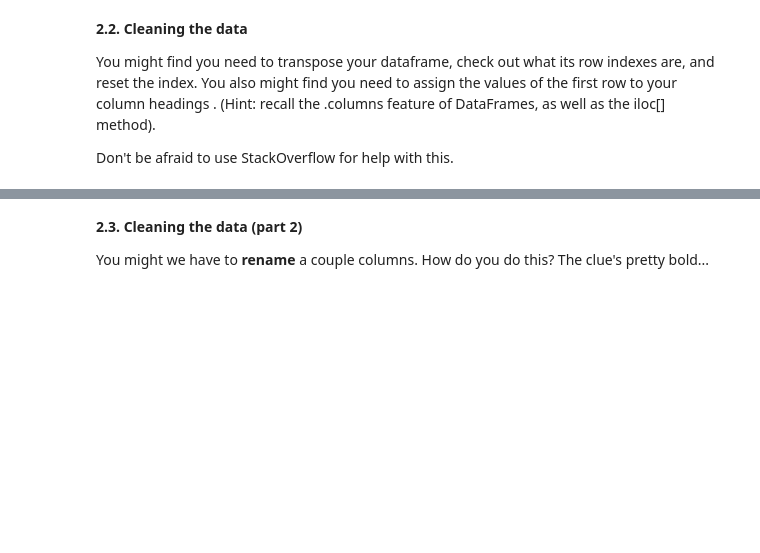
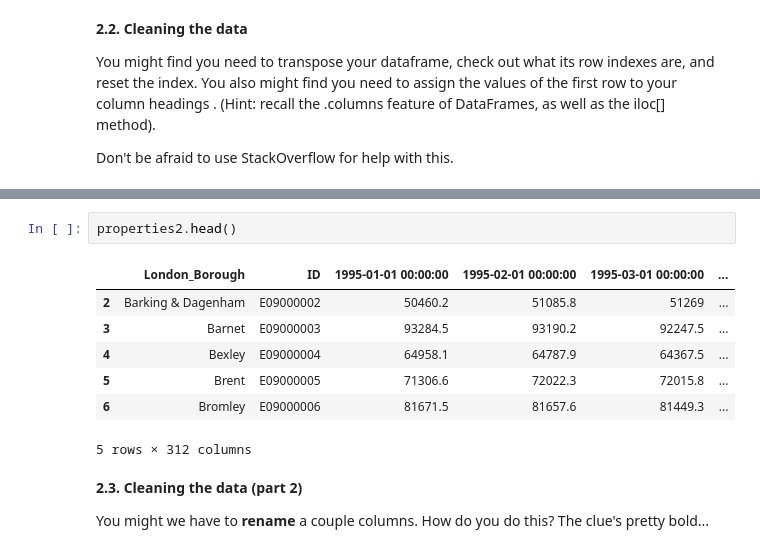
Before and after one commit to darneson1989/springboard, a Jupyter notebook: Case study, section 4.ipynb, the cells around one changed output, grey strips where cells are left out. Drawn from its saved outputs; the diff is of its cells as text; blank space fills up the shorter version.

```diff
--- a/Case study, section 4.ipynb
+++ b/Case study, section 4.ipynb
@@ -182,3 +168,13 @@ properties2 = properties.T.drop([0])
+# %%
+properties2.head()
+# %% [output]
+|  | London_Borough | ID | 1995-01-01 00:00:00 | 1995-02-01 00:00:00 | 1995-03-01 00:00:00 | ... |
+| 2 | Barking & Dagenham | E09000002 | 50460.2 | 51085.8 | 51269 | ... |
+| 3 | Barnet | E09000003 | 93284.5 | 93190.2 | 92247.5 | ... |
+| 4 | Bexley | E09000004 | 64958.1 | 64787.9 | 64367.5 | ... |
+| 5 | Brent | E09000005 | 71306.6 | 72022.3 | 72015.8 | ... |
+| 6 | Bromley | E09000006 | 81671.5 | 81657.6 | 81449.3 | ... |
+5 rows × 312 columns
 # %% [markdown]
 **2.3. Cleaning the data (part 2)**
 
```
Also changed, not shown: parts of 37 cells of this notebook.
